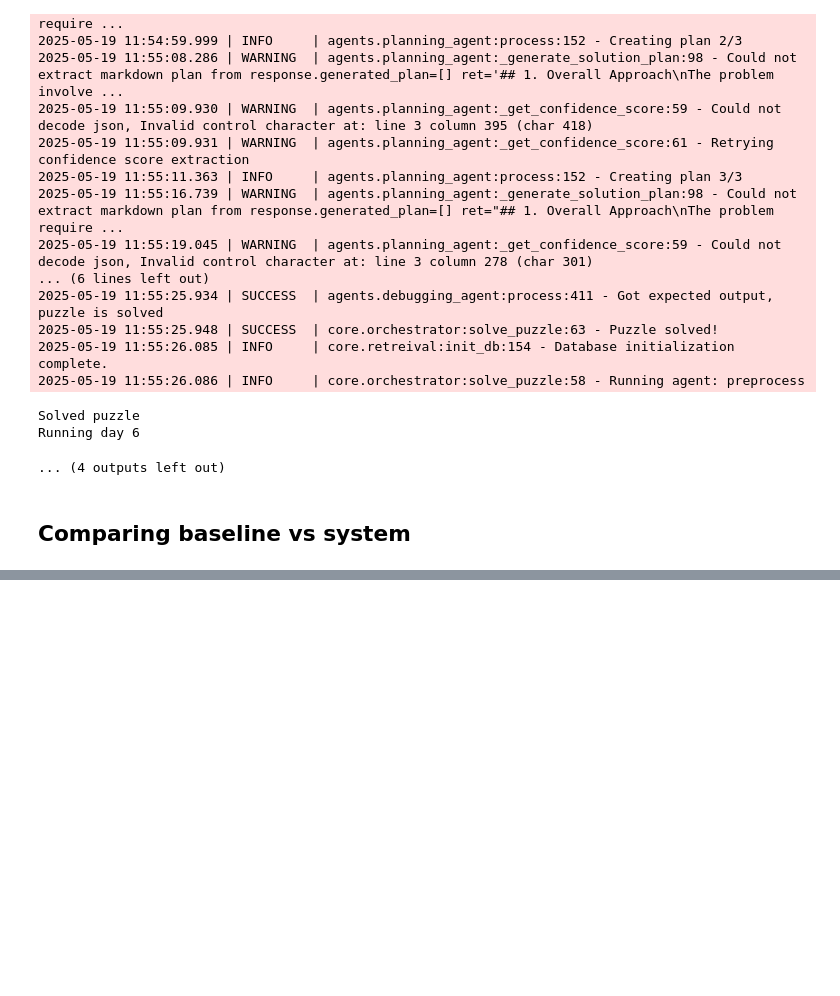
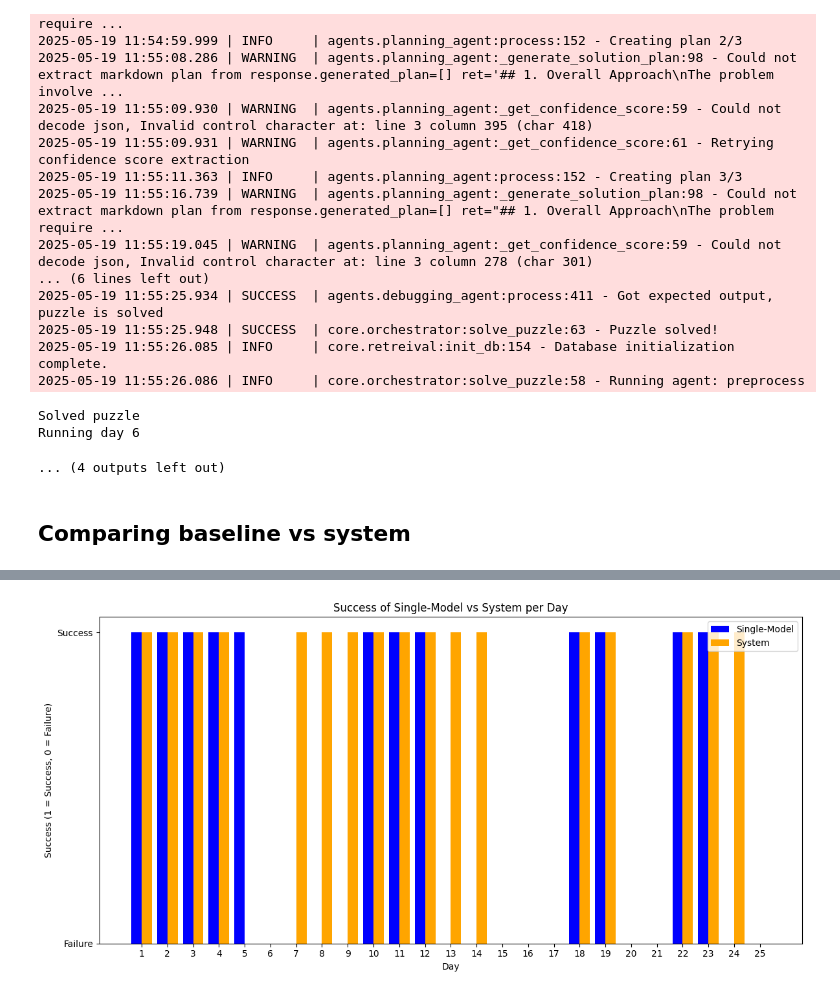
Before and after one commit to twanh/thesis-advent-of-agents, a Jupyter notebook: experiments/base_line.ipynb, the cells around one changed output, grey strips where cells are left out. Drawn from its saved outputs; the diff is of its cells as text; code cells hidden in the pictures; blank space fills up the shorter version.

```diff
--- a/experiments/base_line.ipynb
+++ b/experiments/base_line.ipynb
@@ -725,0 +808,11 @@ Baseline Success: True
+# %%
+# Do side by side comparison
+# Reshape the data to include each day
+df_comp_gem20_flash = df_gem20_flash.pivot(index='day', columns='approach', values=['success', 'time_taken'])
+
+# Flatten the multi-level column index for easier access
+df_comp_gem20_flash.columns = ['_'.join(col).strip() for col in df_comp_gem20_flash.columns.values]
+
+# Reset the index to make 'day' a column
+df_comp_gem20_flash = df_comp_gem20_flash.reset_index()
+df_comp_gem20_flash
@@ -725,0 +837,9 @@ Baseline Success: True
+# %%
+df_comp_gem20_flash['success_comparison'] = df_comp_gem20_flash.apply(
+    lambda row: 'Both succeeded' if row['success_single-model'] and row['success_system']
+    else 'Single-model only' if row['success_single-model'] and not row['success_system']
+    else 'System only' if not row['success_single-model'] and row['success_system']
+    else 'Both failed',
+    axis=1
+)
+df_comp_gem20_flash
@@ -725,0 +864,27 @@ Baseline Success: True
+# %%
+# Prepare the data
+days = df_comp_gem20_flash['day']
+success_single_model = df_comp_gem20_flash['success_single-model']
+success_system = df_comp_gem20_flash['success_system']
+
+# Set the width of the bars
+bar_width = 0.4
+
+# Create the bar chart
+plt.figure(figsize=(12, 6))
+plt.bar(days - bar_width / 2, success_single_model, width=bar_width, label='Single-Model', color='blue')
+plt.bar(days + bar_width / 2, success_system, width=bar_width, label='System', color='orange')
+
+# Add labels and title
+plt.xlabel('Day')
+plt.ylabel('Success (1 = Success, 0 = Failure)')
+plt.title('Success of Single-Model vs System per Day')
+plt.xticks(days)  # Use the 'day' column directly for x-axis ticks
+plt.yticks([0, 1], ['Failure', 'Success'])  # Label the y-axis as Failure/Success
+plt.legend()
+
+# Show the plot
+plt.tight_layout()
+plt.show()
+# %% [output]
+[figure, added]
```
Also changed, not shown: parts of 17 cells of this notebook.
